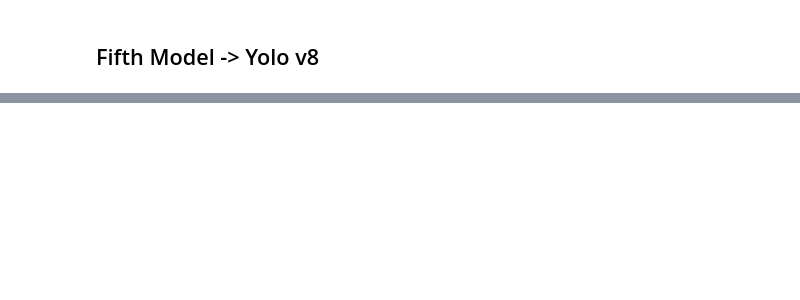
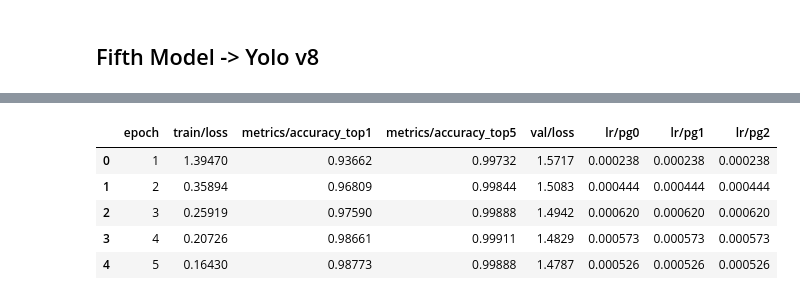
Before and after one commit to djmk/Data-Science-Machine-Learning-Projects, a Jupyter notebook: State_Farm_Distracted_Driver_Detection/State Farm Distracted Driver Detection.ipynb, the cells around one changed output, grey strips where cells are left out. Saved outputs shown, nothing was run; the diff lists cells and outputs as text; code cells hidden in the pictures; blank space fills up the shorter version.

```diff
--- a/State_Farm_Distracted_Driver_Detection/State Farm Distracted Driver Detection.ipynb
+++ b/State_Farm_Distracted_Driver_Detection/State Farm Distracted Driver Detection.ipynb
@@ -620,0 +627,10 @@ accuracy_score(df['Y_actual'], df['Y_predicted'])
+# %%
+df= pd.read_csv('./runs/classify/train/results.csv')
+df.head()
+# %% [output]
+|  | epoch | train/loss | metrics/accuracy_top1 | metrics/accuracy_top5 | val/loss | lr/pg0 | lr/pg1 | lr/pg2 |
+| 0 | 1 | 1.39470 | 0.93662 | 0.99732 | 1.5717 | 0.000238 | 0.000238 | 0.000238 |
+| 1 | 2 | 0.35894 | 0.96809 | 0.99844 | 1.5083 | 0.000444 | 0.000444 | 0.000444 |
+| 2 | 3 | 0.25919 | 0.97590 | 0.99888 | 1.4942 | 0.000620 | 0.000620 | 0.000620 |
+| 3 | 4 | 0.20726 | 0.98661 | 0.99911 | 1.4829 | 0.000573 | 0.000573 | 0.000573 |
+| 4 | 5 | 0.16430 | 0.98773 | 0.99888 | 1.4787 | 0.000526 | 0.000526 | 0.000526 |
```
Also changed, not shown: parts of 69 cells of this notebook.
